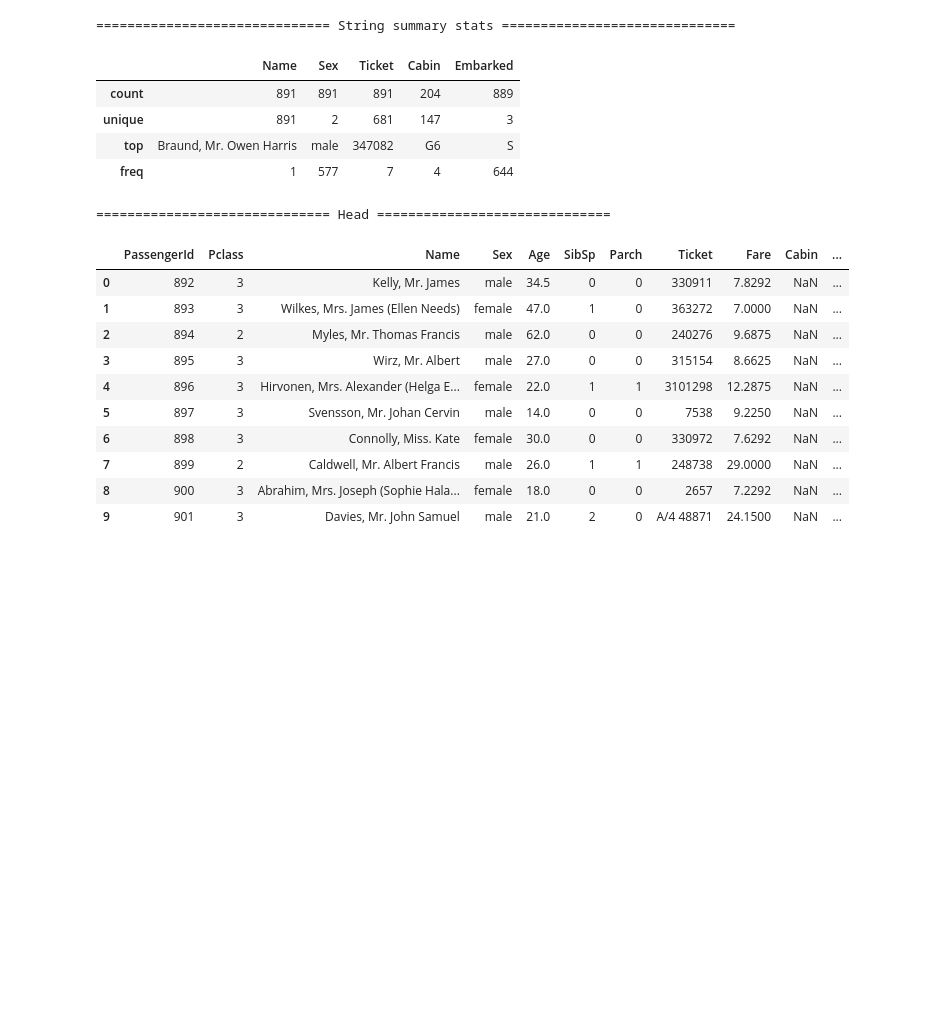
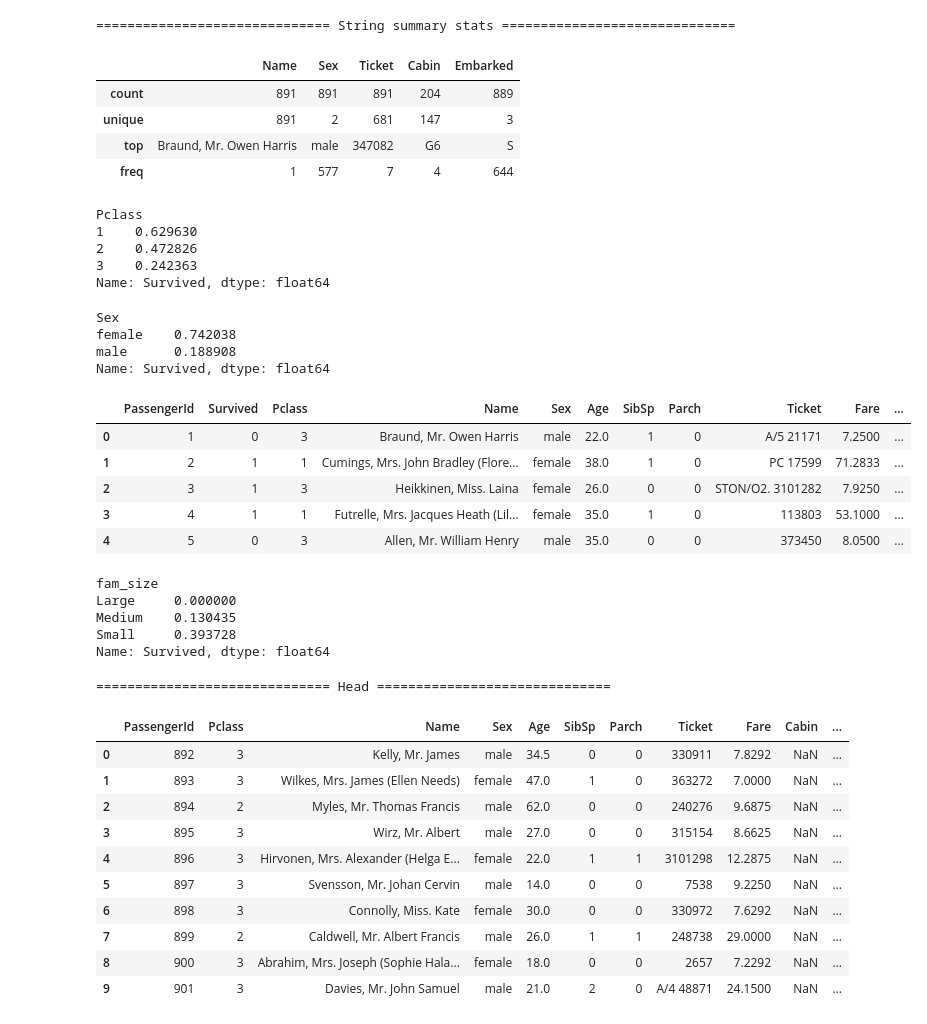
Before and after one commit to Bethuel369/Titanic-ML-Project, a Jupyter notebook: notebooks/titan.ipynb, the cells around one changed output. Drawn from its saved outputs; the diff is of its cells as text; code cells hidden in the pictures; blank space fills up the shorter version.

Commit message:
Grouping to reduce feature sizes

```diff
--- a/notebooks/titan.ipynb
+++ b/notebooks/titan.ipynb
@@ -74,6 +74,47 @@ None
 | unique | 891 | 2 | 681 | 147 | 3 |
 | top | Braund, Mr. Owen Harris | male | 347082 | G6 | S |
 | freq | 1 | 577 | 7 | 4 | 644 |
+# %%
+#Survival rate by class
+train_df.groupby('Pclass')['Survived'].mean()
+# %% [output]
+Pclass
+1    0.629630
+2    0.472826
+3    0.242363
+Name: Survived, dtype: float64
+# %%
+#Survival rate by sex
+train_df.groupby('Sex')['Survived'].mean()
+# %% [output]
+Sex
+female    0.742038
+male      0.188908
+Name: Survived, dtype: float64
+# %%
+#Survival rate by sex
+#train_df.groupby('SibSp')['Survived'].mean()
+
+train_df['family_size']= 1 + train_df['SibSp']
+family_map=  {1:'Alone',2:'Small',3:'Small',4:'Small',5:'Medium',6:'Medium',7:'Medium',8:'Large',9:'Large',10:'Large',11:'Large'}
+
+train_df['fam_size'] = train_df['family_size'].map(family_map)
+# %% [output]
+|  | PassengerId | Survived | Pclass | Name | Sex | Age | SibSp | Parch | Ticket | Fare | ... |
+| 0 | 1 | 0 | 3 | Braund, Mr. Owen Harris | male | 22.0 | 1 | 0 | A/5 21171 | 7.2500 | ... |
+| 1 | 2 | 1 | 1 | Cumings, Mrs. John Bradley (Flore... | female | 38.0 | 1 | 0 | PC 17599 | 71.2833 | ... |
+| 2 | 3 | 1 | 3 | Heikkinen, Miss. Laina | female | 26.0 | 0 | 0 | STON/O2. 3101282 | 7.9250 | ... |
+| 3 | 4 | 1 | 1 | Futrelle, Mrs. Jacques Heath (Lil... | female | 35.0 | 1 | 0 | 113803 | 53.1000 | ... |
+| 4 | 5 | 0 | 3 | Allen, Mr. William Henry | male | 35.0 | 0 | 0 | 373450 | 8.0500 | ... |
+# %%
+# Survival rate by fam size
+train_df.groupby('fam_size')['Survived'].mean()
+# %% [output]
+fam_size
+Large     0.000000
+Medium    0.130435
+Small     0.393728
+Name: Survived, dtype: float64
 # %%
 def datacleaner(dataframe):
     dataframe = dataframe.copy()
```
Also changed, not shown: parts of 1 cell of this notebook.
